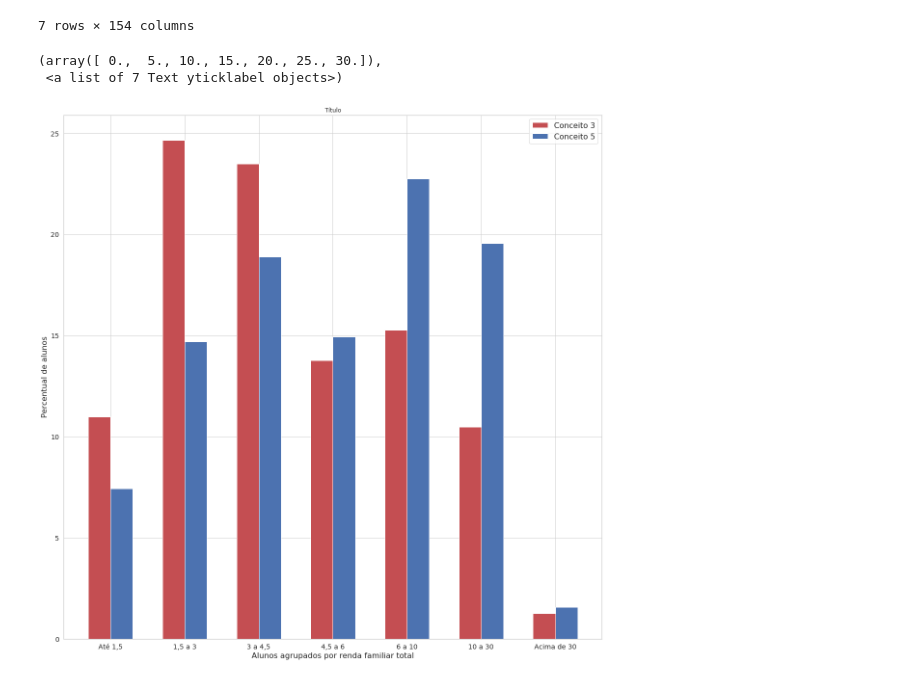
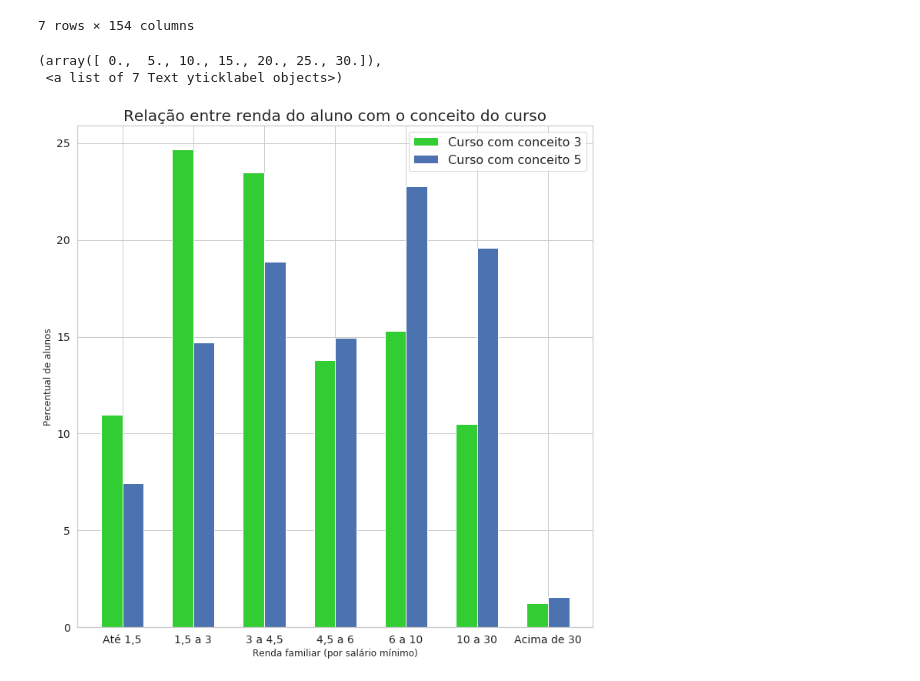
Before and after one commit to danielrcoura/metodologia-enade, a Jupyter notebook: Analise.ipynb, the cells around one changed output. Saved outputs shown, nothing was run; the diff lists cells and outputs as text; code cells hidden in the pictures.

Commit message:
Atualiza labels

```diff
--- a/Analise.ipynb
+++ b/Analise.ipynb
@@ -112,29 +117,29 @@ per_conceito3
 # %%
 labels = ['Até 1,5', '1,5 a 3', '3 a 4,5', '4,5 a 6', '6 a 10', '10 a 30', 'Acima de 30']
 
 x = np.arange(len(labels))
 width = 0.3
 
-fig, ax = plt.subplots(1, 1, figsize=(20,20))
-rects1 = ax.bar(x - width/2, [10.99, 24.67,23.49,13.79,15.29,10.50,1.26], width, color='r', label='Conceito 3')
-rects2 = ax.bar(x + width/2, [7.43, 14.70,18.89,14.94,22.77,19.58,1.58], width, color='b', label='Conceito 5')
+fig, ax = plt.subplots(1, 1, figsize=(12,12))
+rects1 = ax.bar(x - width/2, [10.99, 24.67,23.49,13.79,15.29,10.50,1.26], width, color='limegreen', label='Curso com conceito 3')
+rects2 = ax.bar(x + width/2, [7.43, 14.70,18.89,14.94,22.77,19.58,1.58], width, color='b', label='Curso com conceito 5')
 
-ax.set_xlabel('Alunos agrupados por renda familiar total',size=16)
-ax.set_ylabel('Percentual de alunos',size=16)
-ax.set_title('Título')
+ax.set_xlabel('Renda familiar (por salário mínimo)')
+ax.set_ylabel('Percentual de alunos')
+ax.set_title('Relação entre renda do aluno com o conceito do curso', size=20)
 ax.set_xticks(x)
 ax.set_xticklabels(labels)
 ax.legend(fontsize = 16)
 plt.xticks(size = 14)
 plt.yticks(size = 14)
 
 
 # conceito_3_bar = plt.bar(per_conceito3['NU_ANO'], 7)
 # conceito_5_bar = plt.bar(7, per_conceito5['NU_ANO'], 0.2, color='b', label='Conceito 5')
 
 # plt.xticks(3.6, ['a', 'b','c', 'd','e'])
 # plt.legend()
 # %% [output]
 (array([ 0.,  5., 10., 15., 20., 25., 30.]),
  <a list of 7 Text yticklabel objects>)
-[figure, old version]
+[figure, new version]
```
Also changed, not shown: parts of 3 cells of this notebook.
